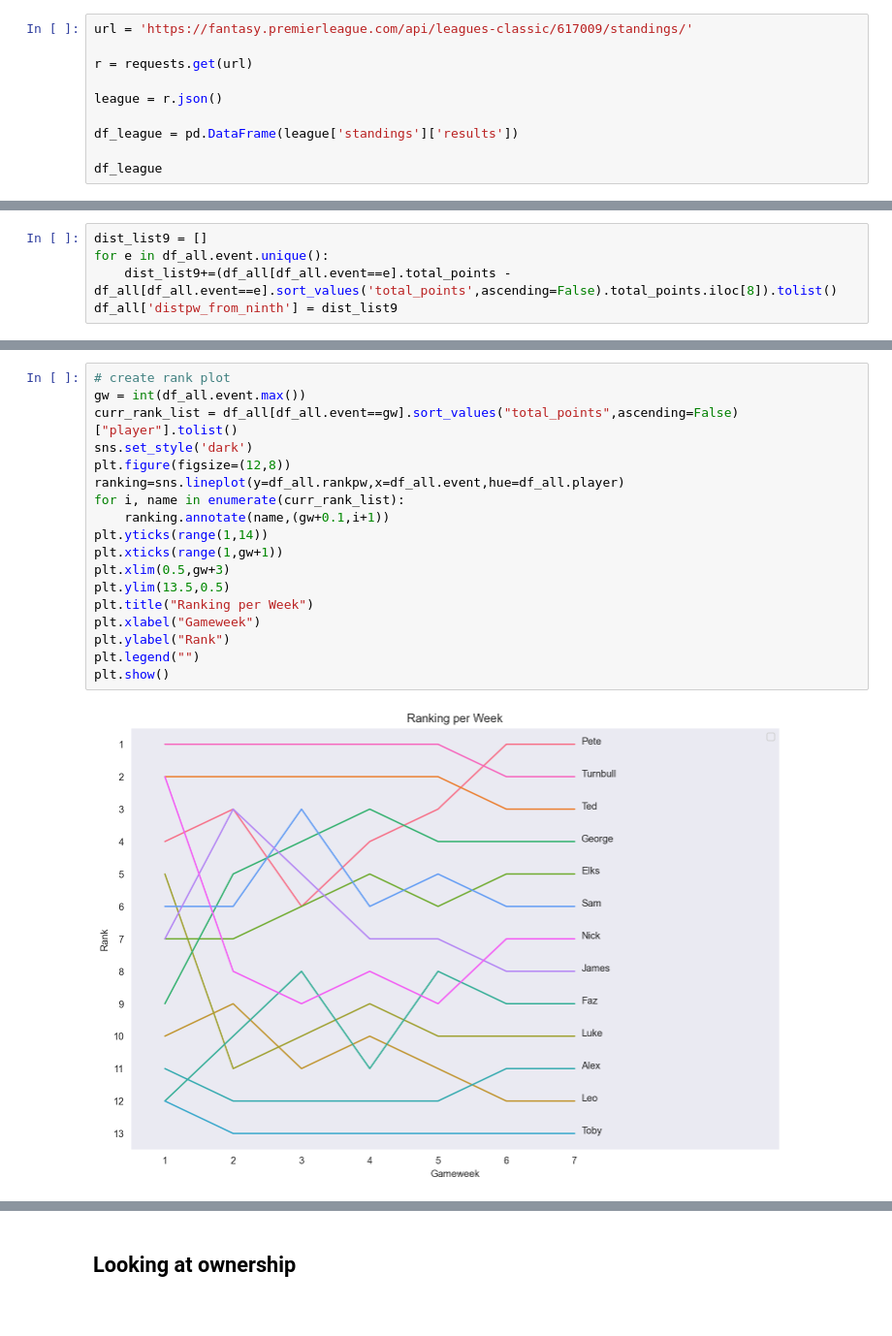
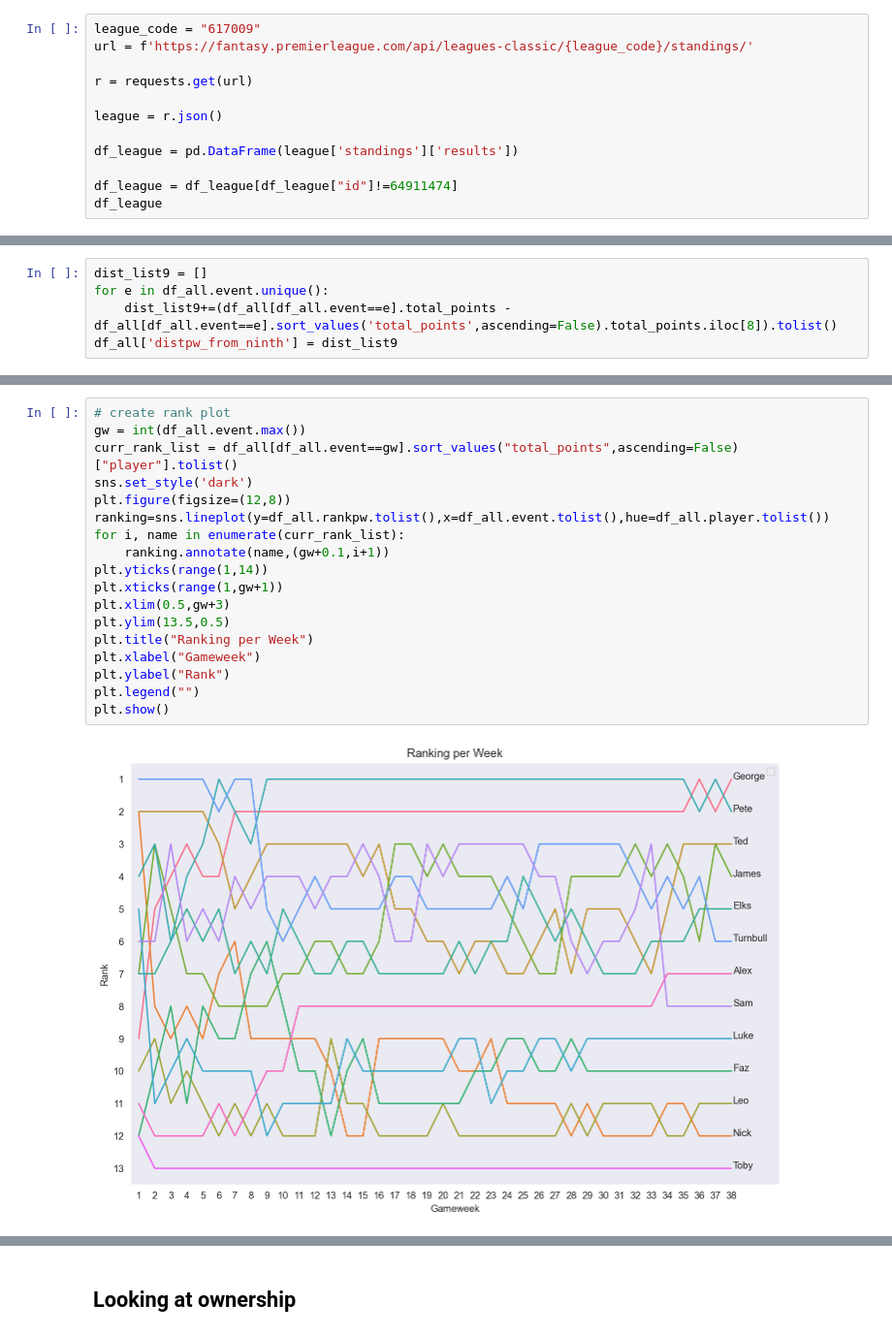
Before and after one commit to Stonehaven-Campaigns/FantasyFootball, a Jupyter notebook: FPL_League_points_graphs_latest.ipynb, the cells around one changed output, grey strips where cells are left out. Shown at 97% size. Saved outputs shown, nothing was run; the diff lists cells and outputs as text.

```diff
--- a/FPL_League_points_graphs_latest.ipynb
+++ b/FPL_League_points_graphs_latest.ipynb
@@ -34,5 +34,6 @@ json_data['total_players']
 # %%
-url = 'https://fantasy.premierleague.com/api/leagues-classic/617009/standings/'
+league_code = "617009"
+url = f'https://fantasy.premierleague.com/api/leagues-classic/{league_code}/standings/'
 
 r = requests.get(url)
 
@@ -40,6 +41,7 @@ league = r.json()
 
 df_league = pd.DataFrame(league['standings']['results'])
 
+df_league = df_league[df_league["id"]!=64911474]
 df_league
 # %% [output]
 |  | id | event_total | player_name | rank | last_rank | rank_sort | total | entry | entry_name |
@@ -322,21 +317,21 @@ dist_list9
 # %%
 # create rank plot
 gw = int(df_all.event.max())
 curr_rank_list = df_all[df_all.event==gw].sort_values("total_points",ascending=False)["player"].tolist()
 sns.set_style('dark')
 plt.figure(figsize=(12,8))
-ranking=sns.lineplot(y=df_all.rankpw,x=df_all.event,hue=df_all.player)
+ranking=sns.lineplot(y=df_all.rankpw.tolist(),x=df_all.event.tolist(),hue=df_all.player.tolist())
 for i, name in enumerate(curr_rank_list):
     ranking.annotate(name,(gw+0.1,i+1))
 plt.yticks(range(1,14))
 plt.xticks(range(1,gw+1))
 plt.xlim(0.5,gw+3)
 plt.ylim(13.5,0.5)
 plt.title("Ranking per Week")
 plt.xlabel("Gameweek")
 plt.ylabel("Rank")
 plt.legend("")
 plt.show()
 # %% [output]
-[figure, old version]
+[figure, new version]
 # %%
```
Also changed, not shown: parts of 28 cells of this notebook.
